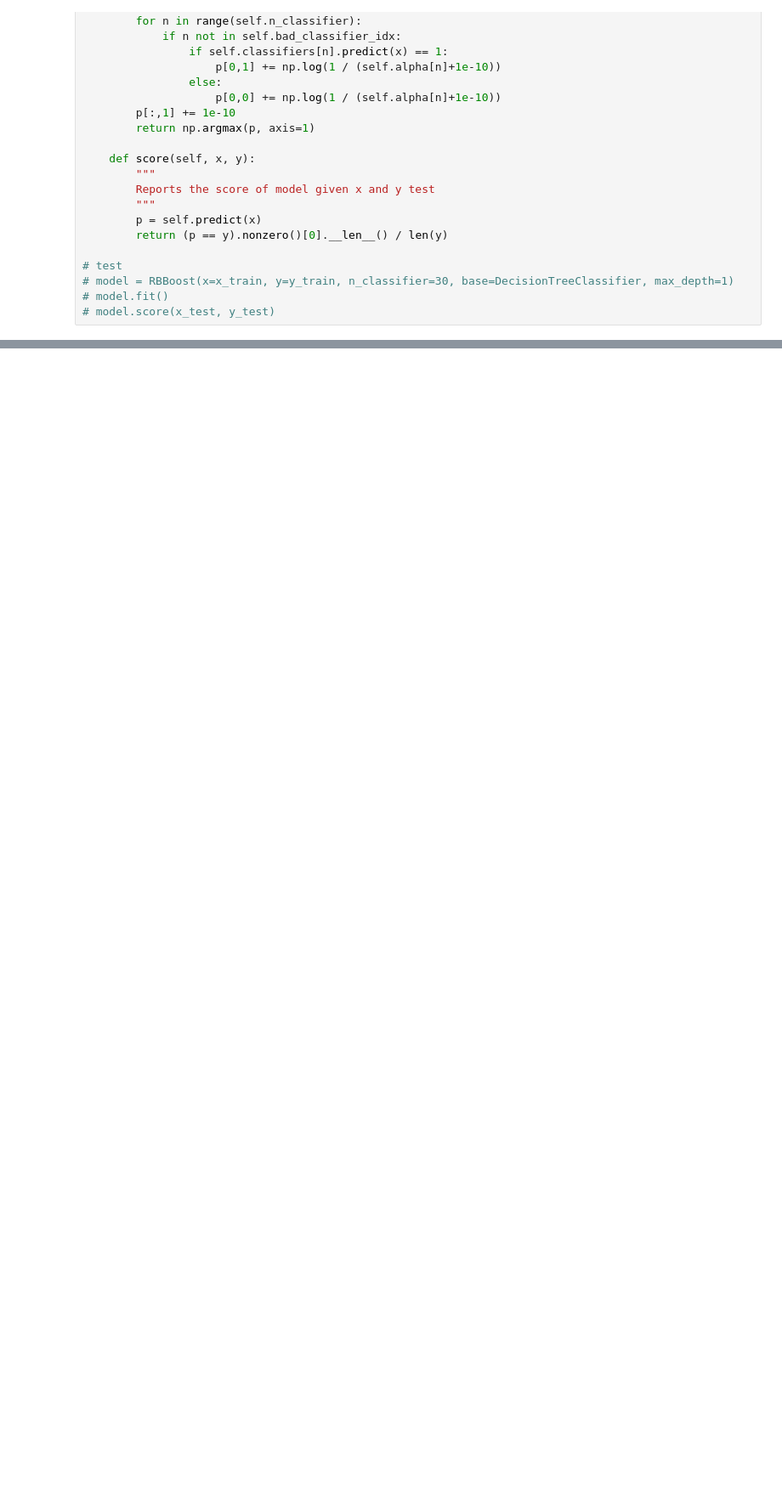
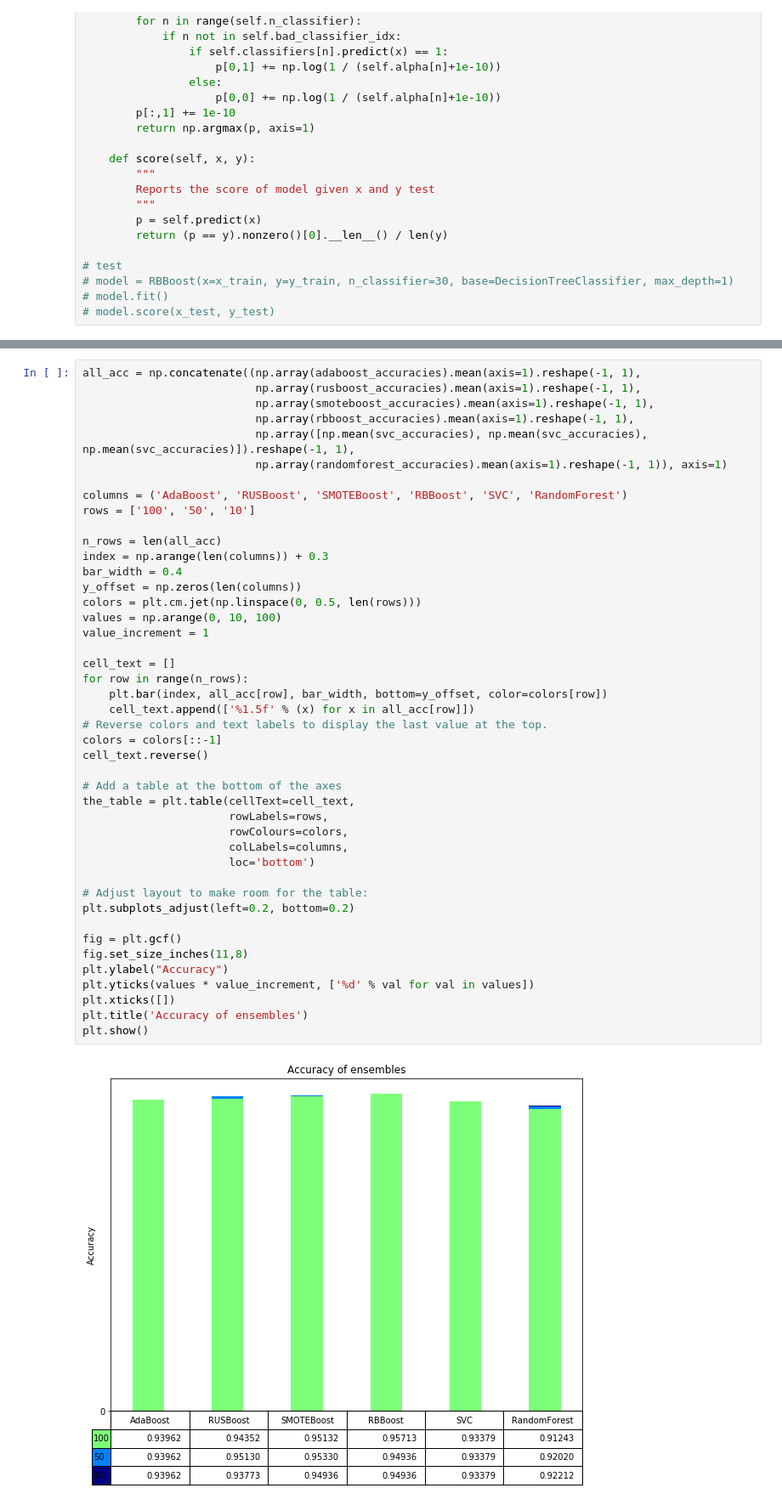
Before and after one commit to Nikronic/Pattern-Recognition-IUST, a Jupyter notebook: HW2/PR-HW2.ipynb, the cells around one changed output, grey strips where cells are left out. Shown at 85% size. Saved outputs shown, nothing was run; the diff lists cells and outputs as text; blank space fills up the shorter version.

Commit message:
add visualization of accuracies

```diff
--- a/HW2/PR-HW2.ipynb
+++ b/HW2/PR-HW2.ipynb
@@ -808,0 +813,46 @@ Accuracy of ensemble with size of #100:
+# %%
+all_acc = np.concatenate((np.array(adaboost_accuracies).mean(axis=1).reshape(-1, 1),
+                          np.array(rusboost_accuracies).mean(axis=1).reshape(-1, 1),
+                          np.array(smoteboost_accuracies).mean(axis=1).reshape(-1, 1),
+                          np.array(rbboost_accuracies).mean(axis=1).reshape(-1, 1),
+                          np.array([np.mean(svc_accuracies), np.mean(svc_accuracies), np.mean(svc_accuracies)]).reshape(-1, 1),
+                          np.array(randomforest_accuracies).mean(axis=1).reshape(-1, 1)), axis=1)
+
+columns = ('AdaBoost', 'RUSBoost', 'SMOTEBoost', 'RBBoost', 'SVC', 'RandomForest')
+rows = ['100', '50', '10']
+
+n_rows = len(all_acc)
+index = np.arange(len(columns)) + 0.3
+bar_width = 0.4
+y_offset = np.zeros(len(columns))
+colors = plt.cm.jet(np.linspace(0, 0.5, len(rows)))
+values = np.arange(0, 10, 100)
+value_increment = 1
+
+cell_text = []
+for row in range(n_rows):
+    plt.bar(index, all_acc[row], bar_width, bottom=y_offset, color=colors[row])
+    cell_text.append(['%1.5f' % (x) for x in all_acc[row]])
+# Reverse colors and text labels to display the last value at the top.
+colors = colors[::-1]
+cell_text.reverse()
+
+# Add a table at the bottom of the axes
+the_table = plt.table(cellText=cell_text,
+                      rowLabels=rows,
+                      rowColours=colors,
+                      colLabels=columns,
+                      loc='bottom')
+
+# Adjust layout to make room for the table:
+plt.subplots_adjust(left=0.2, bottom=0.2)
+
+fig = plt.gcf()
+fig.set_size_inches(11,8)
+plt.ylabel("Accuracy")
+plt.yticks(values * value_increment, ['%d' % val for val in values])
+plt.xticks([])
+plt.title('Accuracy of ensembles')
+plt.show()
+# %% [output]
+[figure, added]
```
Also changed, not shown: parts of 8 cells of this notebook.
